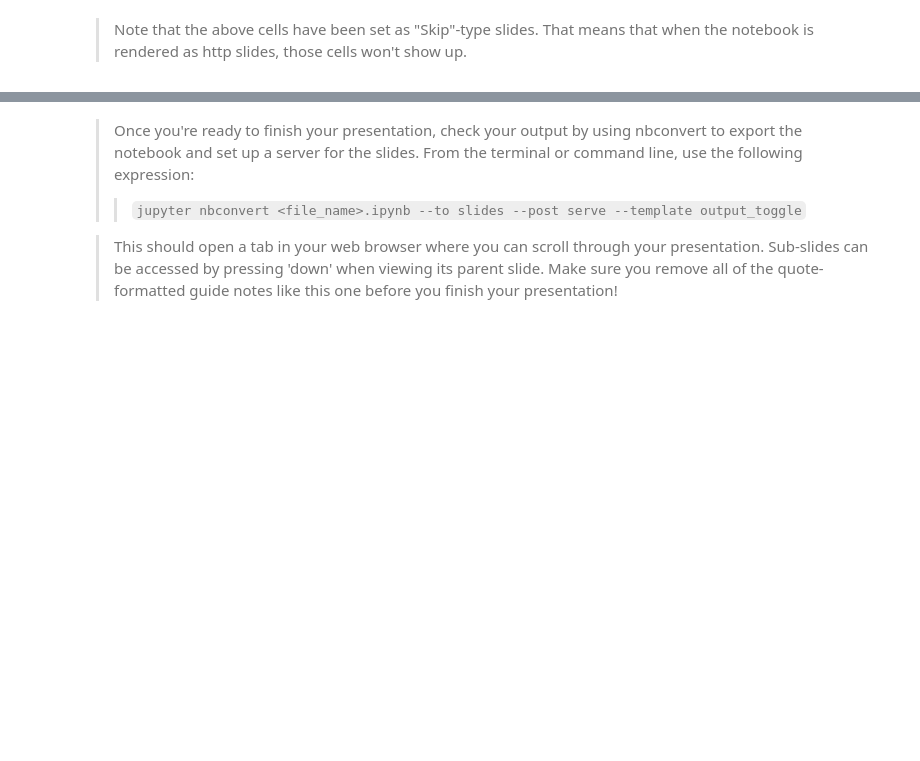
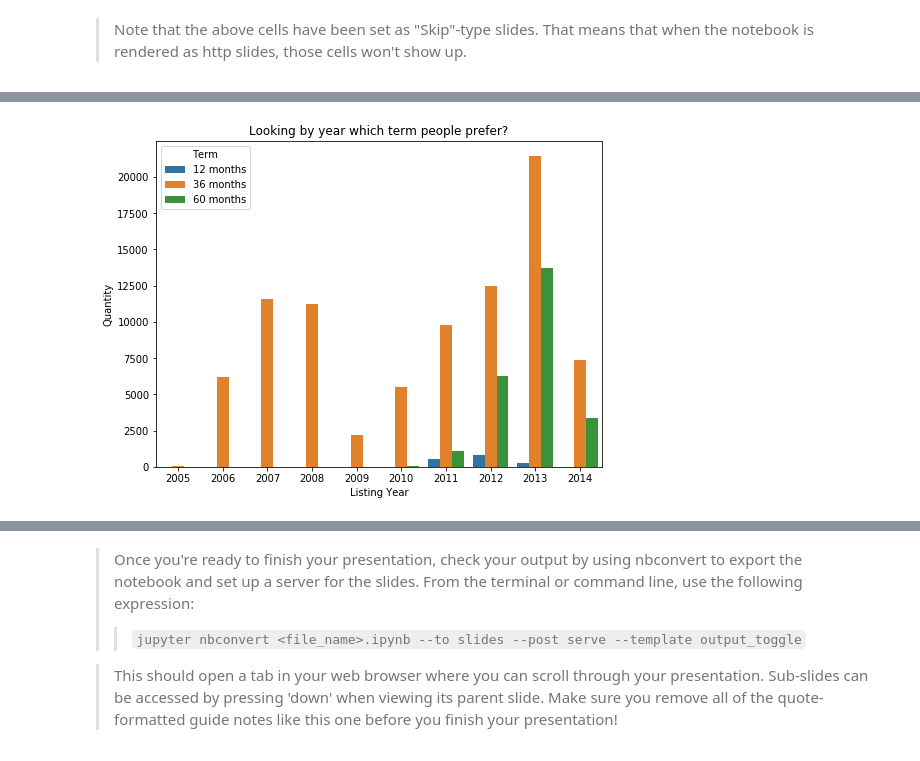
Before and after one commit to Phomint/Udacity_DataAnalysis, a Jupyter notebook: Projects/Project_5/slide_deck_template.ipynb, the cells around one changed output, grey strips where cells are left out. Saved outputs shown, nothing was run; the diff lists cells and outputs as text; code cells hidden in the pictures; blank space fills up the shorter version.

```diff
--- a/Projects/Project_5/slide_deck_template.ipynb
+++ b/Projects/Project_5/slide_deck_template.ipynb
@@ -40,0 +55,14 @@ but feel free to add more if you'd like!
+# %%
+# Converting ListingCreationDate of object to datetime
+df['ListingCreationDate'] = pd.to_datetime(df['ListingCreationDate'])
+# %%
+df['ListingYear'] = df['ListingCreationDate'].apply(lambda x: x.year)
+# %%
+plt.figure(figsize=(8,6))
+sb.countplot(data=df, x='ListingYear', hue='Term')
+plt.title('Looking by year which term people prefer?')
+plt.xlabel('Listing Year')
+plt.ylabel('Quantity')
+plt.legend(['12 months', '36 months', '60 months'], loc='upper left', title='Term');
+# %% [output]
+[figure, added]
```
Also changed, not shown: parts of 17 cells of this notebook, 3 other files.
